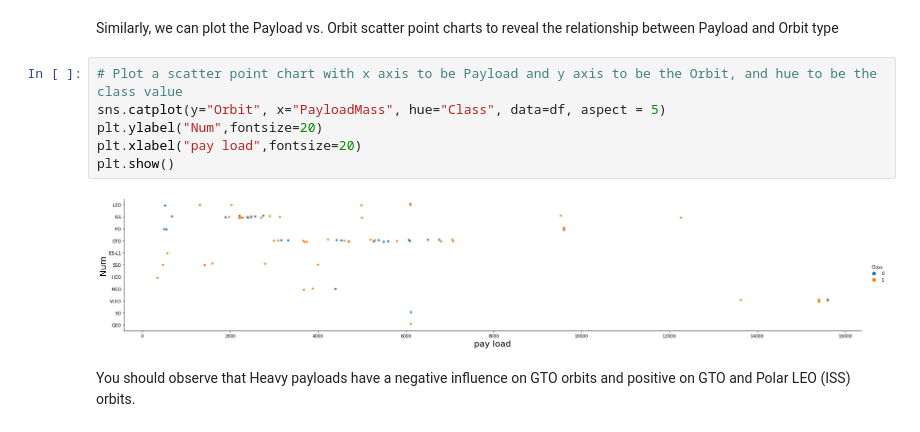
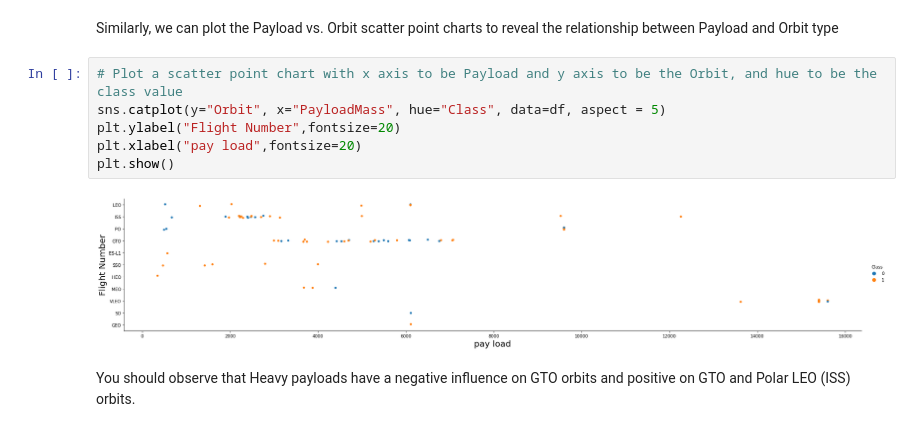
Before and after one commit to Hamza-Ghnaim/cpstone, a Jupyter notebook: EDA with Visualization.ipynb, the cells around one changed output. Cells and saved outputs as stored; diff of their text form.

```diff
--- a/EDA with Visualization.ipynb
+++ b/EDA with Visualization.ipynb
@@ -162,11 +162,11 @@ Similarly, we can plot the Payload vs. Orbit scatter point charts to reveal the
 # %%
 # Plot a scatter point chart with x axis to be Payload and y axis to be the Orbit, and hue to be the class value
 sns.catplot(y="Orbit", x="PayloadMass", hue="Class", data=df, aspect = 5)
-plt.ylabel("Num",fontsize=20)
+plt.ylabel("Flight Number",fontsize=20)
 plt.xlabel("pay load",fontsize=20)
 plt.show()
 # %% [output]
-[figure, old version]
+[figure, new version]
 # %% [markdown]
 You should observe that Heavy payloads have a negative influence on GTO orbits and positive on GTO and Polar LEO (ISS) orbits.
 # %% [markdown]
```
Also changed, not shown: parts of 3 cells of this notebook.
